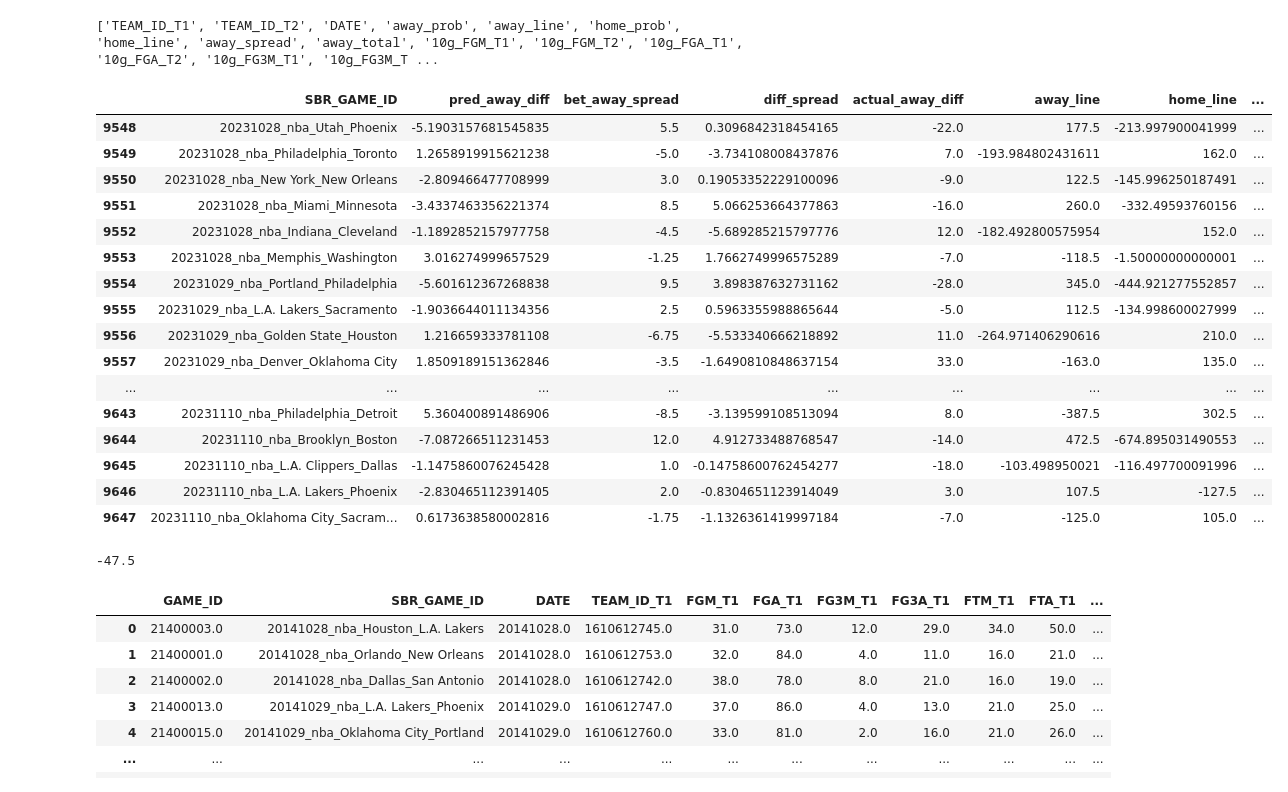
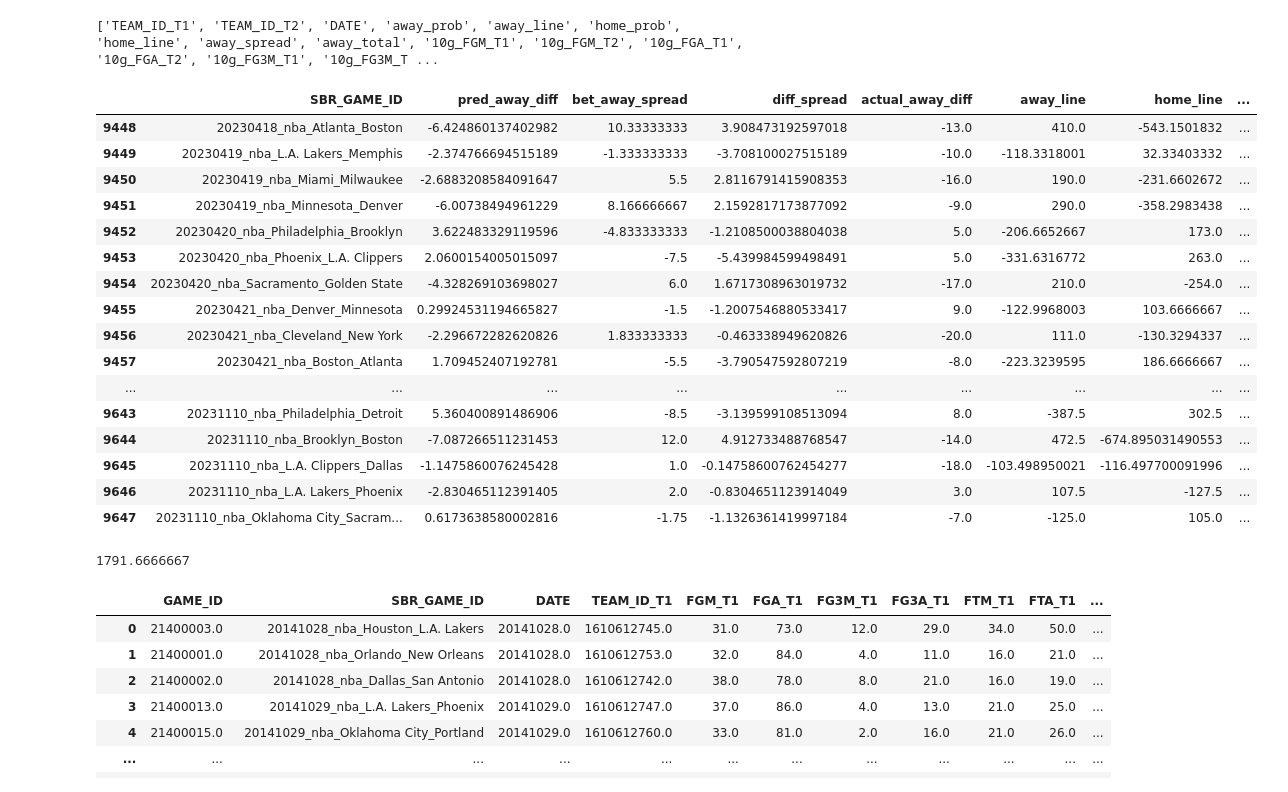
Before and after one commit to iiisong/ML-NBA-Betting, a Jupyter notebook: adv_games_regression.ipynb, the cells around one changed output. Cells and saved outputs as stored; diff of their text form; code cells hidden in the pictures.

```diff
--- a/adv_games_regression.ipynb
+++ b/adv_games_regression.ipynb
@@ -102,7 +102,7 @@ away_spread_reg = SVGRegressionFit(df.iloc[:-1000][columns].values, df[:-1000]["
 # fig = px.scatter(df, x="away_spread", y="SCORE_DIFF", hover_data=["SBR_GAME_ID"], trendline="ols")
 # fig.show()
 # %%
-buffer = 5
+buffer = 6
 
 def calcOutcomes(i):
     result = pd.DataFrame()
@@ -110,52 +110,52 @@ def calcOutcomes(i):
     result['pred_away_diff'] = away_spread_reg.predict(df.iloc[-i:][columns].values)
     result['bet_away_spread'] = df.iloc[-i:]['away_spread']
     result['diff_spread'] = result['pred_away_diff'] + result['bet_away_spread']
     result['actual_away_diff'] = df.iloc[-i:]['SCORE_DIFF_T1']
     result['away_line'] = df.iloc[-i:]['away_line']
     result['home_line'] = df.iloc[-i:]['home_line']
     result['WON_T1'] = df.iloc[-i:]['WON_T1']
     result['WON_T2'] = df.iloc[-i:]['WON_T2']
 
     result['bet_decision'] = np.abs(result['diff_spread']) > buffer
     result.loc[result['diff_spread'] > 0, 'bet_on'] = 1
     result.loc[result['diff_spread'] < 0, 'bet_on'] = 2
 
     result.loc[(result['bet_on'] == 1) & (result['away_line'] > 0), 'profit'] = result['away_line'] + 100
     result.loc[(result['bet_on'] == 1) & (result['away_line'] < 0), 'profit'] = 100 * (100 / - result['away_line']) + 100
-    result.loc[(result['bet_on'] == 1) & (result['actual_away_diff'] + result['bet_away_spread'] < 0), 'profit'] = -100
+    result.loc[(result['bet_on'] == 1) & (result['actual_away_diff'] + result['bet_away_spread'] < 0), 'profit'] = -100 #
 
     result.loc[(result['bet_on'] == 2) & (result['home_line'] > 0), 'profit'] = result['home_line'] - 100
     result.loc[(result['bet_on'] == 2) & (result['home_line'] < 0), 'profit'] = 100 * (100 / - result['home_line']) + 100
     result.loc[(result['bet_on'] == 2) & (result['actual_away_diff'] + result['bet_away_spread'] > 0), 'profit'] = -100
 
     result['bet_on'] = result['bet_on'] * result['bet_decision']
     result['profit'] = result['profit'] * result['bet_decision']
 
     display(result)
     return sum(result['profit'])
 
 # for i in range(100):
 #     testIndex(i)
-calcOutcomes(100)
+calcOutcomes(200)
 # %% [output]
 |  | SBR_GAME_ID | pred_away_diff | bet_away_spread | diff_spread | actual_away_diff | away_line | home_line | ... |
-| 9548 | 20231028_nba_Utah_Phoenix | -5.1903157681545835 | 5.5 | 0.3096842318454165 | -22.0 | 177.5 | -213.997900041999 | ... |
-| 9549 | 20231028_nba_Philadelphia_Toronto | 1.2658919915621238 | -5.0 | -3.734108008437876 | 7.0 | -193.984802431611 | 162.0 | ... |
-| 9550 | 20231028_nba_New York_New Orleans | -2.809466477708999 | 3.0 | 0.19053352229100096 | -9.0 | 122.5 | -145.996250187491 | ... |
-| 9551 | 20231028_nba_Miami_Minnesota | -3.4337463356221374 | 8.5 | 5.066253664377863 | -16.0 | 260.0 | -332.49593760156 | ... |
-| 9552 | 20231028_nba_Indiana_Cleveland | -1.1892852157977758 | -4.5 | -5.689285215797776 | 12.0 | -182.492800575954 | 152.0 | ... |
-| 9553 | 20231028_nba_Memphis_Washington | 3.016274999657529 | -1.25 | 1.7662749996575289 | -7.0 | -118.5 | -1.50000000000001 | ... |
-| 9554 | 20231029_nba_Portland_Philadelphia | -5.601612367268838 | 9.5 | 3.898387632731162 | -28.0 | 345.0 | -444.921277552857 | ... |
-| 9555 | 20231029_nba_L.A. Lakers_Sacramento | -1.9036644011134356 | 2.5 | 0.5963355988865644 | -5.0 | 112.5 | -134.998600027999 | ... |
-| 9556 | 20231029_nba_Golden State_Houston | 1.216659333781108 | -6.75 | -5.533340666218892 | 11.0 | -264.971406290616 | 210.0 | ... |
-| 9557 | 20231029_nba_Denver_Oklahoma City | 1.8509189151362846 | -3.5 | -1.6490810848637154 | 33.0 | -163.0 | 135.0 | ... |
+| 9448 | 20230418_nba_Atlanta_Boston | -6.424860137402982 | 10.33333333 | 3.908473192597018 | -13.0 | 410.0 | -543.1501832 | ... |
+| 9449 | 20230419_nba_L.A. Lakers_Memphis | -2.374766694515189 | -1.333333333 | -3.708100027515189 | -10.0 | -118.3318001 | 32.33403332 | ... |
+| 9450 | 20230419_nba_Miami_Milwaukee | -2.6883208584091647 | 5.5 | 2.8116791415908353 | -16.0 | 190.0 | -231.6602672 | ... |
+| 9451 | 20230419_nba_Minnesota_Denver | -6.00738494961229 | 8.166666667 | 2.1592817173877092 | -9.0 | 290.0 | -358.2983438 | ... |
+| 9452 | 20230420_nba_Philadelphia_Brooklyn | 3.622483329119596 | -4.833333333 | -1.2108500038804038 | 5.0 | -206.6652667 | 173.0 | ... |
+| 9453 | 20230420_nba_Phoenix_L.A. Clippers | 2.0600154005015097 | -7.5 | -5.439984599498491 | 5.0 | -331.6316772 | 263.0 | ... |
+| 9454 | 20230420_nba_Sacramento_Golden State | -4.328269103698027 | 6.0 | 1.6717308963019732 | -17.0 | 210.0 | -254.0 | ... |
+| 9455 | 20230421_nba_Denver_Minnesota | 0.29924531194665827 | -1.5 | -1.2007546880533417 | 9.0 | -122.9968003 | 103.6666667 | ... |
+| 9456 | 20230421_nba_Cleveland_New York | -2.296672282620826 | 1.833333333 | -0.463338949620826 | -20.0 | 111.0 | -130.3294337 | ... |
+| 9457 | 20230421_nba_Boston_Atlanta | 1.709452407192781 | -5.5 | -3.790547592807219 | -8.0 | -223.3239595 | 186.6666667 | ... |
 | ... | ... | ... | ... | ... | ... | ... | ... | ... |
 | 9643 | 20231110_nba_Philadelphia_Detroit | 5.360400891486906 | -8.5 | -3.139599108513094 | 8.0 | -387.5 | 302.5 | ... |
 | 9644 | 20231110_nba_Brooklyn_Boston | -7.087266511231453 | 12.0 | 4.912733488768547 | -14.0 | 472.5 | -674.895031490553 | ... |
 | 9645 | 20231110_nba_L.A. Clippers_Dallas | -1.1475860076245428 | 1.0 | -0.14758600762454277 | -18.0 | -103.498950021 | -116.497700091996 | ... |
 | 9646 | 20231110_nba_L.A. Lakers_Phoenix | -2.830465112391405 | 2.0 | -0.8304651123914049 | 3.0 | 107.5 | -127.5 | ... |
 | 9647 | 20231110_nba_Oklahoma City_Sacram... | 0.6173638580002816 | -1.75 | -1.1326361419997184 | -7.0 | -125.0 | 105.0 | ... |
--47.5
+1791.6666667
 # %%
 df = pd.read_csv("data_proc/games_rolling_master.csv")
 df
```
